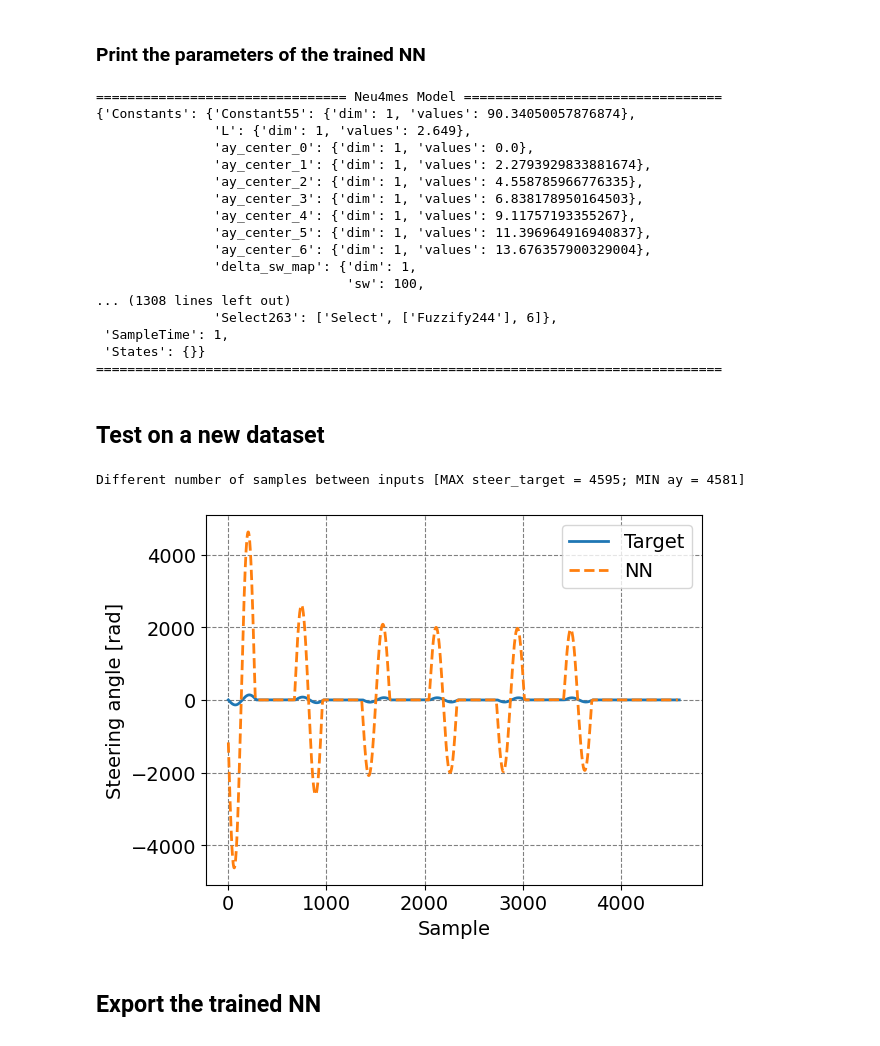
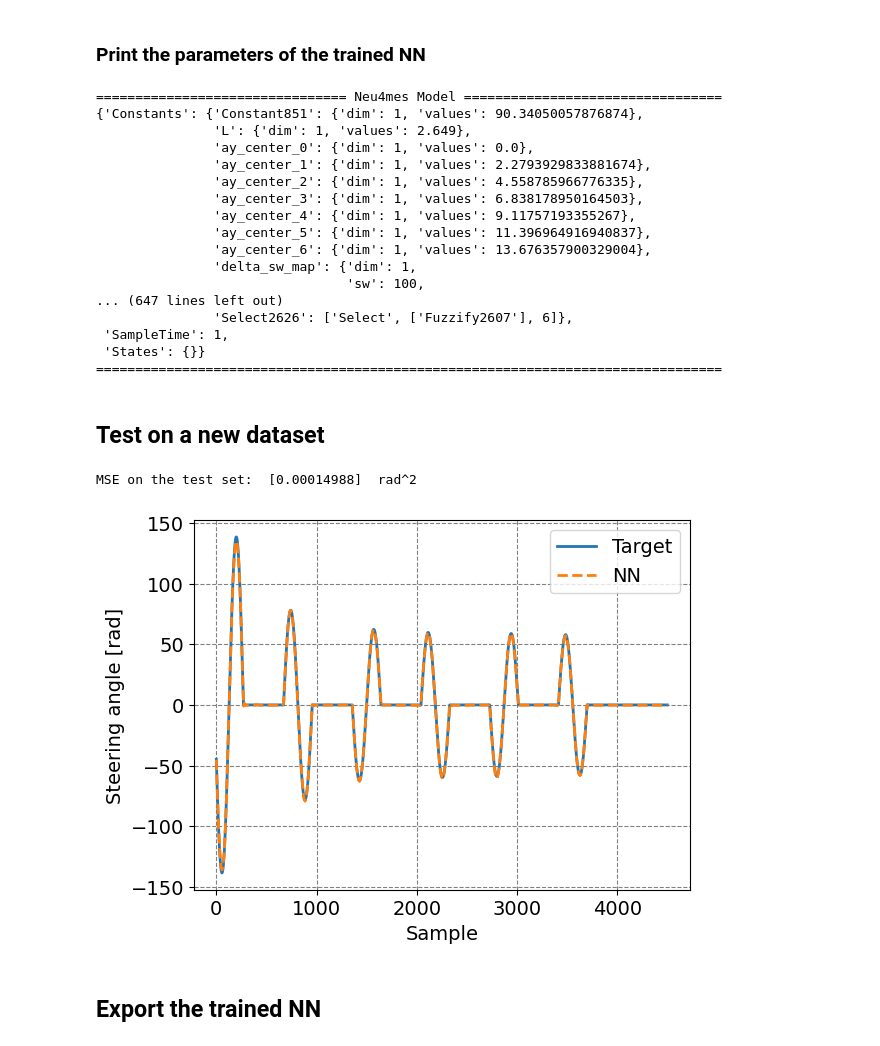
Before and after one commit to tonegas/neu4mes, a Jupyter notebook: tutorials/control_steer_artificial_race_driver.ipynb, the cells around one changed output. Saved outputs shown, nothing was run; the diff lists cells and outputs as text; code cells hidden in the pictures.

```diff
--- a/tutorials/control_steer_artificial_race_driver.ipynb
+++ b/tutorials/control_steer_artificial_race_driver.ipynb
@@ -263,8 +264,8 @@ out_steer_map   = ParamFun(steer_map_spline,
 
 # FIR layer to weigh the past steering wheel angles computed by the NN (auto-regressive model)
 out_arx = Fir(parameter='fir_auto_regression', parameter_init=init_exp,
-              parameter_init_params={'size_index':0, 'max_value':10, 'lambda':5, 'monotonicity':'increasing'})(steer.sw([-num_samples_past_steer,0]))
-#1e-3
+              parameter_init_params={'size_index':0, 'max_value':1e-3, 'lambda':5, 'monotonicity':'increasing'})(steer.sw([-num_samples_past_steer,0]))
+
 # Output of the neural model
 out = Output('steering_angle', out_steer_map + out_arx)
 # %% [markdown]
@@ -331,7 +332,7 @@ Shape of steer_target:        (4566, 1, 1)
 # %% [markdown]
 ### Train the NN in open-loop (no auto-regressive term)
 # %%
-num_epochs = 10 #6000
+num_epochs = 6000
 batch_size = 200
 learn_rate = 1e-3  # learning rate
 early_stop_patience = 100
@@ -340,8 +341,8 @@ training_pars_open_loop = {'num_of_epochs':num_epochs,
                            'train_batch_size':batch_size,
                            'lr':learn_rate}
 
-# train_result_open_loop = steer_controller_ARD.trainModel(train_dataset='training_set', validation_dataset='validation_set',
-#                                                          training_params=training_pars_open_loop, optimizer='Adam', shuffle_data=True,
-#                                                          early_stopping=earlystopping.early_stop_patience,
-#                                                          early_stopping_params={'patience':early_stop_patience,
-#                                                                                 'error':'steer_error'})
+train_result_open_loop = steer_controller_ARD.trainModel(train_dataset='training_set', validation_dataset='validation_set',
+                                                         training_params=training_pars_open_loop, optimizer='Adam', shuffle_data=True,
+                                                         early_stopping=earlystopping.early_stop_patience,
+                                                         early_stopping_params={'patience':early_stop_patience,
+                                                                                'error':'steer_error'})
@@ -369,10 +388,10 @@ steer_controller_ARD.neuralizeModel()
 # %% [markdown]
 ### Re-train the NN in auto-regressive mode (closed-loop training)
 # %%
-flag_closed_loop_train = False
+flag_closed_loop_train = True
 
 if flag_closed_loop_train:
-  num_epochs = 2 #1000
+  num_epochs = 1000
   batch_size = 500
   learn_rate = 1e-3  # learning rate
   early_stop_patience = 50
@@ -399,10 +436,9 @@ if flag_closed_loop_train:
 # %%
 # Print the trained NN parameters
 steer_controller_ARD.neuralizeModel()
-steer_controller_ARD.neuralizeModel()
 # %% [output]
 ================================ Neu4mes Model =================================
-{'Constants': {'Constant55': {'dim': 1, 'values': 90.34050057876874},
+{'Constants': {'Constant851': {'dim': 1, 'values': 90.34050057876874},
                'L': {'dim': 1, 'values': 2.649},
                'ay_center_0': {'dim': 1, 'values': 0.0},
                'ay_center_1': {'dim': 1, 'values': 2.2793929833881674},
@@ -413,8 +449,8 @@ steer_controller_ARD.neuralizeModel()
                'ay_center_6': {'dim': 1, 'values': 13.676357900329004},
                'delta_sw_map': {'dim': 1,
                                 'sw': 100,
-... (1308 lines left out)
-               'Select263': ['Select', ['Fuzzify244'], 6]},
+... (647 lines left out)
+               'Select2626': ['Select', ['Fuzzify2607'], 6]},
  'SampleTime': 1,
  'States': {}}
 ================================================================================
@@ -422,58 +458,44 @@ steer_controller_ARD.neuralizeModel()
 ## Test on a new dataset
 # %%
 # Test on a new dataset
-num_samples_use  = 1000
-# samples_test_set = steer_controller_ARD.getSamples('validation_set', index=0, window=num_samples_use)
-# del samples_test_set['steer']  # try to remove the steer input
-
-ay_test = pd.read_csv(os.path.join(data_folder_valid,'telem_valid.csv'))['ay'].values
-vx_test = pd.read_csv(os.path.join(data_folder_valid,'telem_valid.csv'))['u'].values
-curv_test = pd.read_csv(os.path.join(data_folder_valid,'telem_valid.csv'))['curvat_trans'].values
-steer_test = pd.read_csv(os.path.join(data_folder_valid,'telem_valid.csv'))['delta_D'].values
-steer_target_test = pd.read_csv(os.path.join(data_folder_valid,'telem_valid.csv'))['delta_D'].values
-samples_test_set = {'ay':list(ay_test),
-          'vx':list(vx_test),
-          'curv':list(curv_test),
-          'steer':list(steer_test),
-          'steer_target':list(steer_target_test)}
-
+num_samples_use  = 4500
+samples_test_set = steer_controller_ARD.getSamples('validation_set', index=0, window=num_samples_use)
 steer_controller_ARD.resetStates()  # reset the internal state
-out_nn_test_set         = steer_controller_ARD(samples_test_set,
-                                               #sampled=True,
+out_nn_test_set         = steer_controller_ARD(samples_test_set, sampled=True,
                                                prediction_samples=num_samples_use,
                                                closed_loop={'steer':'steering_angle'}
                                                )
 out_nn_test_set_extract = np.asarray(out_nn_test_set['steering_angle'])
 
 # Extract the samples
 samples_test_set_extract = np.zeros((len(samples_test_set['steer_target']),1))
 for i in range(0,len(samples_test_set_extract)):
   samples_test_set_extract[i] = samples_test_set['steer_target'][i]
 
 # Compute the MSE on the test set
-# mse_calc = 0
-# for i in range(0,len(samples_test_set_extract)):
-#   mse_calc = mse_calc + (samples_test_set_extract[i] - out_nn_test_set_extract[i])**2
-# mse_calc = mse_calc/len(samples_test_set_extract)
-# print('MSE on the test set: ', mse_calc, ' rad^2')
+mse_calc = 0
+for i in range(0,len(samples_test_set_extract)):
+  mse_calc = mse_calc + (samples_test_set_extract[i] - out_nn_test_set_extract[i])**2
+mse_calc = mse_calc/len(samples_test_set_extract)
+print('MSE on the test set: ', mse_calc, ' rad^2')
 
 flag_plot_results = True
 if flag_plot_results:
   # plot the results
   plt.figure()
   plt.plot(np.rad2deg(samples_test_set_extract),label='Target',linewidth=2)
   plt.plot(np.rad2deg(out_nn_test_set_extract),label='NN',linestyle='--',linewidth=2)
   plt.xlabel('Sample')
   plt.ylabel('Steering angle [rad]')
   plt.legend()
   plt.grid()
   plt.show()
 
 # Test with custom data
 #steer_controller_ARD({'curv':[0.1,0.2,0.3,0.4,0.5,0.6,0.7,0.8,0.9,1.0],'steer':[0.1,0.2,0.3,0.4,0.5,0.6,0.7,0.8,0.9,1.0]})
 # %% [output]
-Different number of samples between inputs [MAX steer_target = 4595; MIN ay = 4581]
+MSE on the test set:  [0.00014988]  rad^2
-[figure, old version]
+[figure, new version]
 # %% [markdown]
 ## Export the trained NN
 # %%
```
Also changed, not shown: parts of 6 cells of this notebook, 3 other files.
